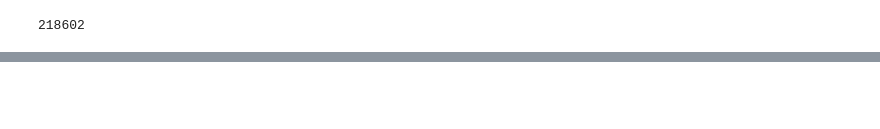
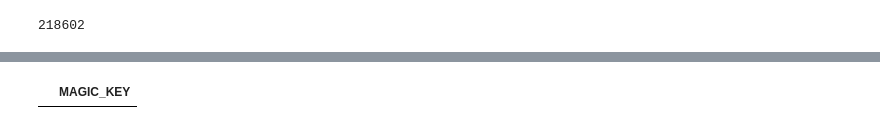
Before and after one commit to saimim/Competitions, a Jupyter notebook: RobiDatathon3tq.ipynb, the cells around one changed output, grey strips where cells are left out. Drawn from its saved outputs; the diff is of its cells as text; code cells hidden in the pictures; blank space fills up the shorter version.

```diff
--- a/RobiDatathon3tq.ipynb
+++ b/RobiDatathon3tq.ipynb
@@ -764,2 +747,8 @@ new_train2
 # %%
 new_train2.to_csv("Problem1Data.CSV")
+# %%
+test_missing_keys = test[~test['MAGIC_KEY'].isin(new_train2['MAGIC_KEY'])]
+# %%
+test_missing_keys
+# %% [output]
+|  | MAGIC_KEY |
```
Also changed, not shown: parts of 21 cells of this notebook.
